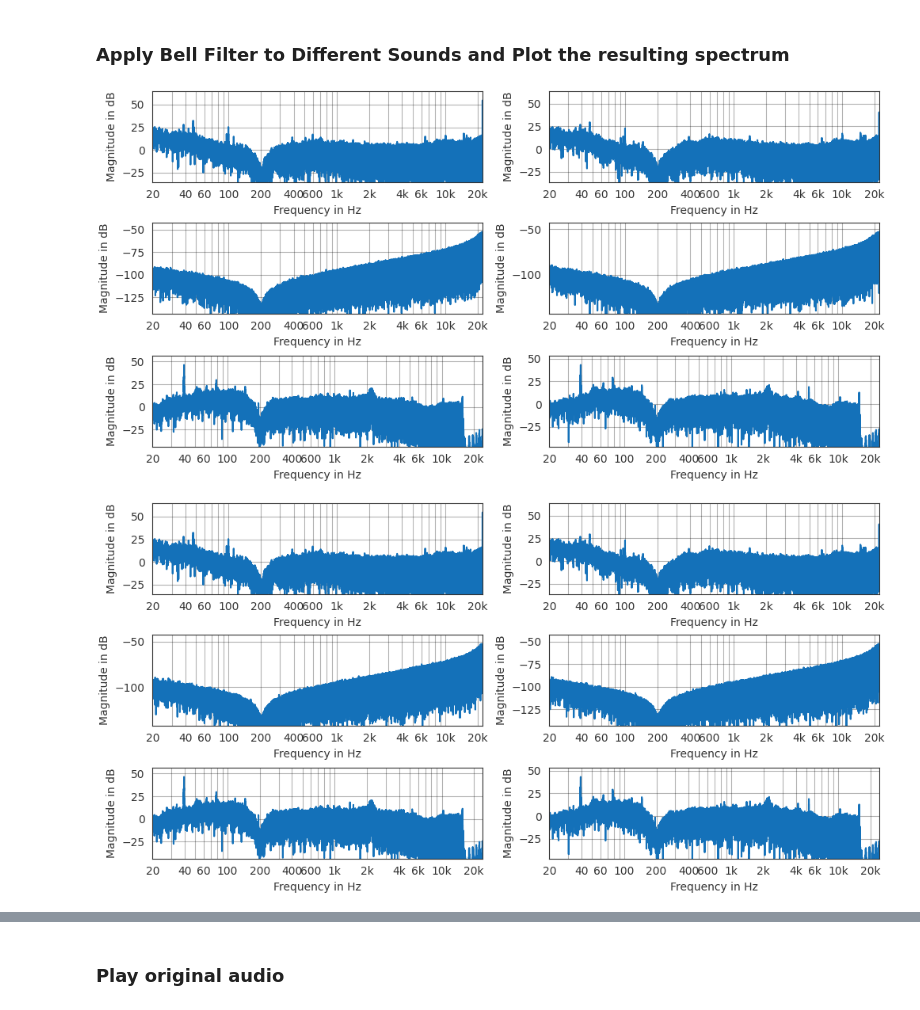
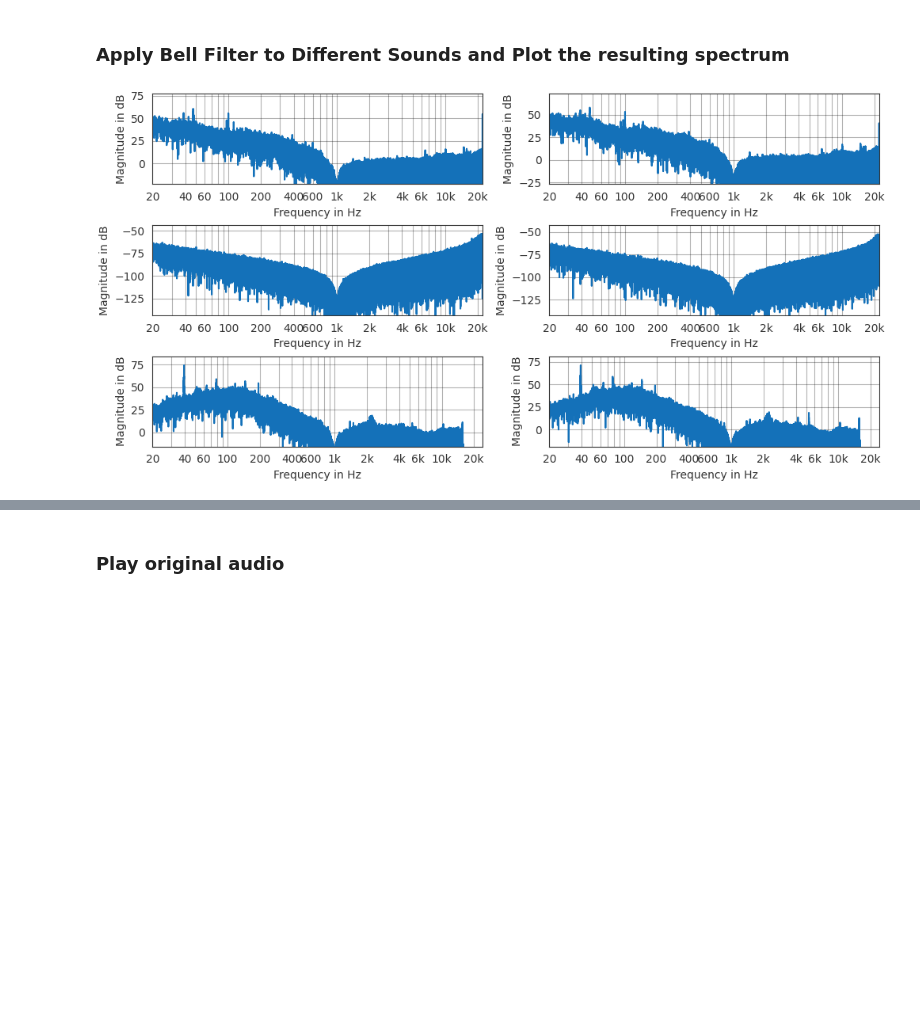
Before and after one commit to nguyen-elevear/bachelor_arbeit, a Jupyter notebook: audio_pyfar.ipynb, the cells around one changed output, grey strips where cells are left out. Saved outputs shown, nothing was run; the diff lists cells and outputs as text; code cells hidden in the pictures; blank space fills up the shorter version.

```diff
--- a/audio_pyfar.ipynb
+++ b/audio_pyfar.ipynb
@@ -160,18 +196,17 @@ with pf.plot.context():
 # %%
 audio_bell = {}
 
 with pf.plot.context():
     fig, ax = plt.subplots(3, 2, figsize=(10, 5))
     row = 0
     column = 0
     for type, signal in audio.items():
-        signal_filtered = get_bell(signal, 1000, -80, 100, None)
+        signal_filtered = get_bell(signal, 1000, -80, 10, None)
         for channel in range(0,signal_filtered.cshape[0]):
             pf.plot.freq(signal_filtered[channel], label=f'{type}-{channel} Channel-filtered', ax=ax[row, column])
             column += 1
         column = 0
         row += 1
         audio_bell[f'{type}'] = signal_filtered
 # %% [output]
-[figure, old version]
+[figure, new version]
-[figure, removed]
```
Also changed, not shown: parts of 5 cells of this notebook, 2 other files.
